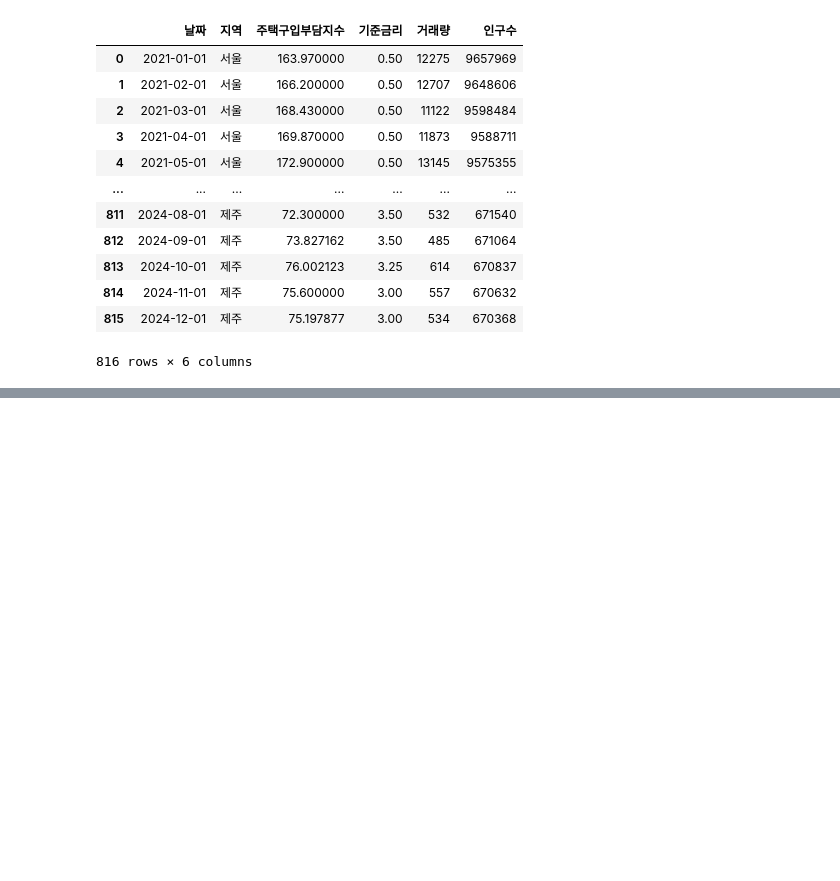
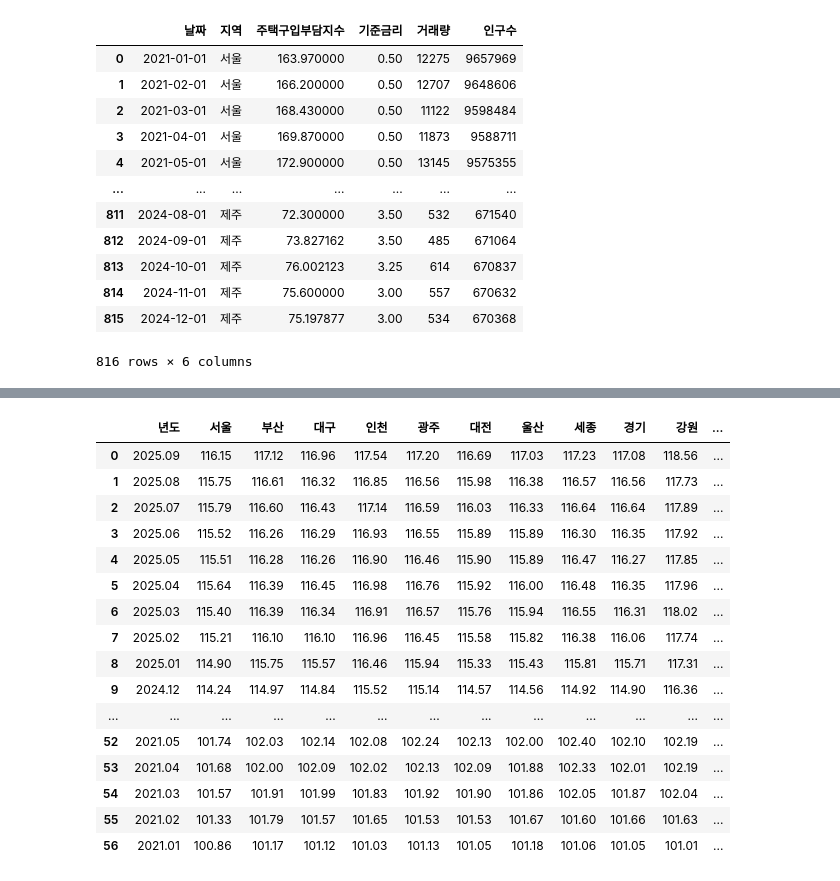
Before and after one commit to sharppink/pandas_visualization, a Jupyter notebook: capstone_data.ipynb, the cells around one changed output, grey strips where cells are left out. Drawn from its saved outputs; the diff is of its cells as text; code cells hidden in the pictures; blank space fills up the shorter version.

```diff
--- a/capstone_data.ipynb
+++ b/capstone_data.ipynb
@@ -264,0 +284,24 @@ final_df.to_excel('통합.xlsx', index=False)
+# %%
+df = pd.read_excel('capstone/소비자물가지수.xlsx')
+# %%
+df['년도'] = df['년도'].astype(str).str.replace('o', '0', regex=False)
+# %%
+df['날짜'] = pd.to_datetime(df['년도'], format='%Y.%m', errors='coerce')
+# %% [output]
+|  | 년도 | 서울 | 부산 | 대구 | 인천 | 광주 | 대전 | 울산 | 세종 | 경기 | 강원 | ... |
+| 0 | 2025.09 | 116.15 | 117.12 | 116.96 | 117.54 | 117.20 | 116.69 | 117.03 | 117.23 | 117.08 | 118.56 | ... |
+| 1 | 2025.08 | 115.75 | 116.61 | 116.32 | 116.85 | 116.56 | 115.98 | 116.38 | 116.57 | 116.56 | 117.73 | ... |
+| 2 | 2025.07 | 115.79 | 116.60 | 116.43 | 117.14 | 116.59 | 116.03 | 116.33 | 116.64 | 116.64 | 117.89 | ... |
+| 3 | 2025.06 | 115.52 | 116.26 | 116.29 | 116.93 | 116.55 | 115.89 | 115.89 | 116.30 | 116.35 | 117.92 | ... |
+| 4 | 2025.05 | 115.51 | 116.28 | 116.26 | 116.90 | 116.46 | 115.90 | 115.89 | 116.47 | 116.27 | 117.85 | ... |
+| 5 | 2025.04 | 115.64 | 116.39 | 116.45 | 116.98 | 116.76 | 115.92 | 116.00 | 116.48 | 116.35 | 117.96 | ... |
+| 6 | 2025.03 | 115.40 | 116.39 | 116.34 | 116.91 | 116.57 | 115.76 | 115.94 | 116.55 | 116.31 | 118.02 | ... |
+| 7 | 2025.02 | 115.21 | 116.10 | 116.10 | 116.96 | 116.45 | 115.58 | 115.82 | 116.38 | 116.06 | 117.74 | ... |
+| 8 | 2025.01 | 114.90 | 115.75 | 115.57 | 116.46 | 115.94 | 115.33 | 115.43 | 115.81 | 115.71 | 117.31 | ... |
+| 9 | 2024.12 | 114.24 | 114.97 | 114.84 | 115.52 | 115.14 | 114.57 | 114.56 | 114.92 | 114.90 | 116.36 | ... |
+| ... | ... | ... | ... | ... | ... | ... | ... | ... | ... | ... | ... | ... |
+| 52 | 2021.05 | 101.74 | 102.03 | 102.14 | 102.08 | 102.24 | 102.13 | 102.00 | 102.40 | 102.10 | 102.19 | ... |
+| 53 | 2021.04 | 101.68 | 102.00 | 102.09 | 102.02 | 102.13 | 102.09 | 101.88 | 102.33 | 102.01 | 102.19 | ... |
+| 54 | 2021.03 | 101.57 | 101.91 | 101.99 | 101.83 | 101.92 | 101.90 | 101.86 | 102.05 | 101.87 | 102.04 | ... |
+| 55 | 2021.02 | 101.33 | 101.79 | 101.57 | 101.65 | 101.53 | 101.53 | 101.67 | 101.60 | 101.66 | 101.63 | ... |
+| 56 | 2021.01 | 100.86 | 101.17 | 101.12 | 101.03 | 101.13 | 101.05 | 101.18 | 101.06 | 101.05 | 101.01 | ... |
```
Also changed, not shown: parts of 8 cells of this notebook.
